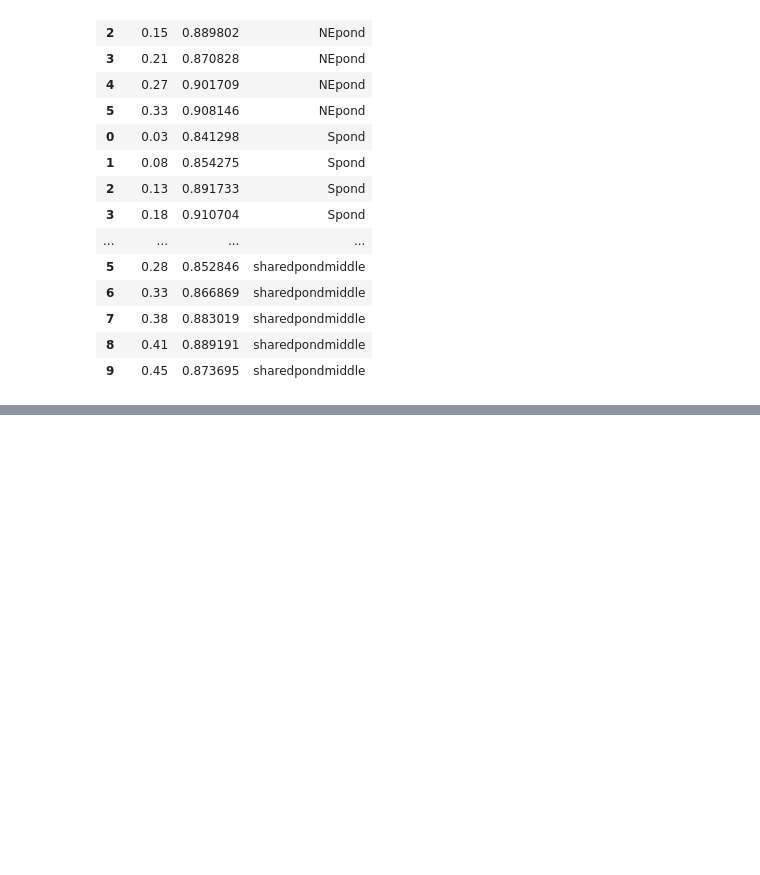
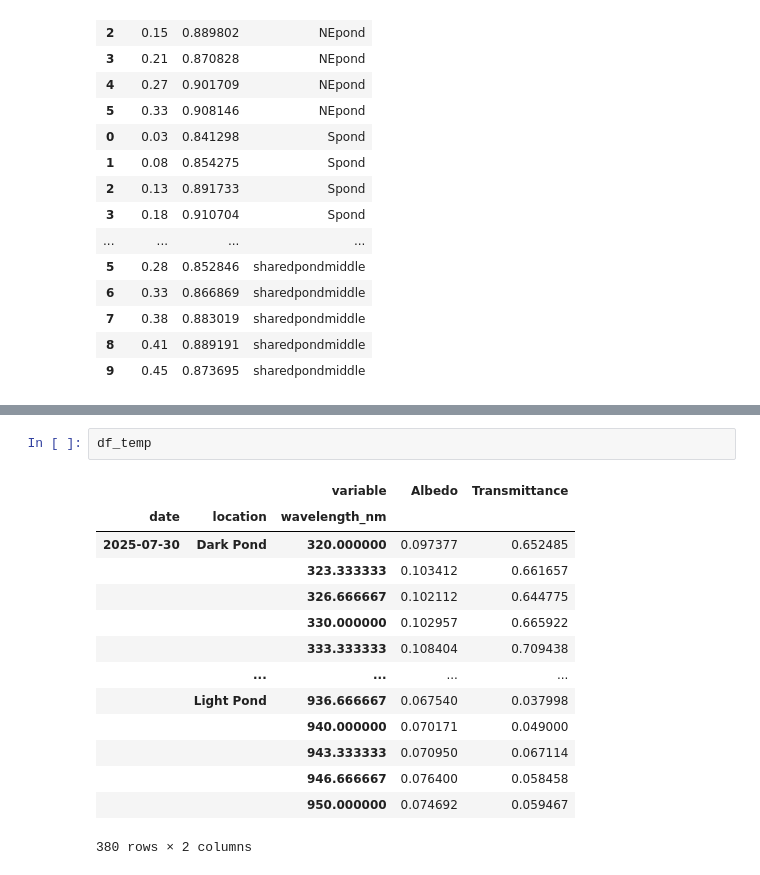
Before and after one commit to davidclemenssewall/contrasts, a Jupyter notebook: pond_highlights_20250802.ipynb, the cells around one changed output, grey strips where cells are left out. Cells and saved outputs as stored; diff of their text form; blank space fills up the shorter version.

```diff
--- a/pond_highlights_20250802.ipynb
+++ b/pond_highlights_20250802.ipynb
@@ -531,0 +593,17 @@ df_dens
+# %%
+df_temp
+# %% [output]
+|  |  | variable | Albedo | Transmittance |
+| date | location | wavelength_nm |  |  |
+| 2025-07-30 | Dark Pond | 320.000000 | 0.097377 | 0.652485 |
+|  |  | 323.333333 | 0.103412 | 0.661657 |
+|  |  | 326.666667 | 0.102112 | 0.644775 |
+|  |  | 330.000000 | 0.102957 | 0.665922 |
+|  |  | 333.333333 | 0.108404 | 0.709438 |
+|  | ... | ... | ... | ... |
+|  | Light Pond | 936.666667 | 0.067540 | 0.037998 |
+|  |  | 940.000000 | 0.070171 | 0.049000 |
+|  |  | 943.333333 | 0.070950 | 0.067114 |
+|  |  | 946.666667 | 0.076400 | 0.058458 |
+|  |  | 950.000000 | 0.074692 | 0.059467 |
+380 rows × 2 columns
```
Also changed, not shown: parts of 8 cells of this notebook.
